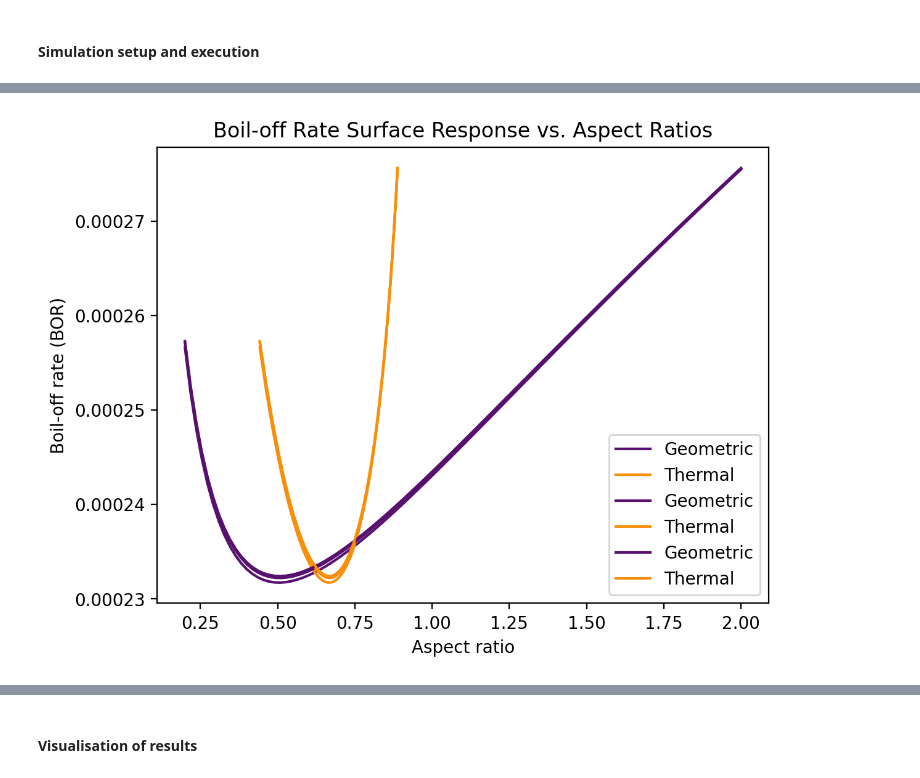
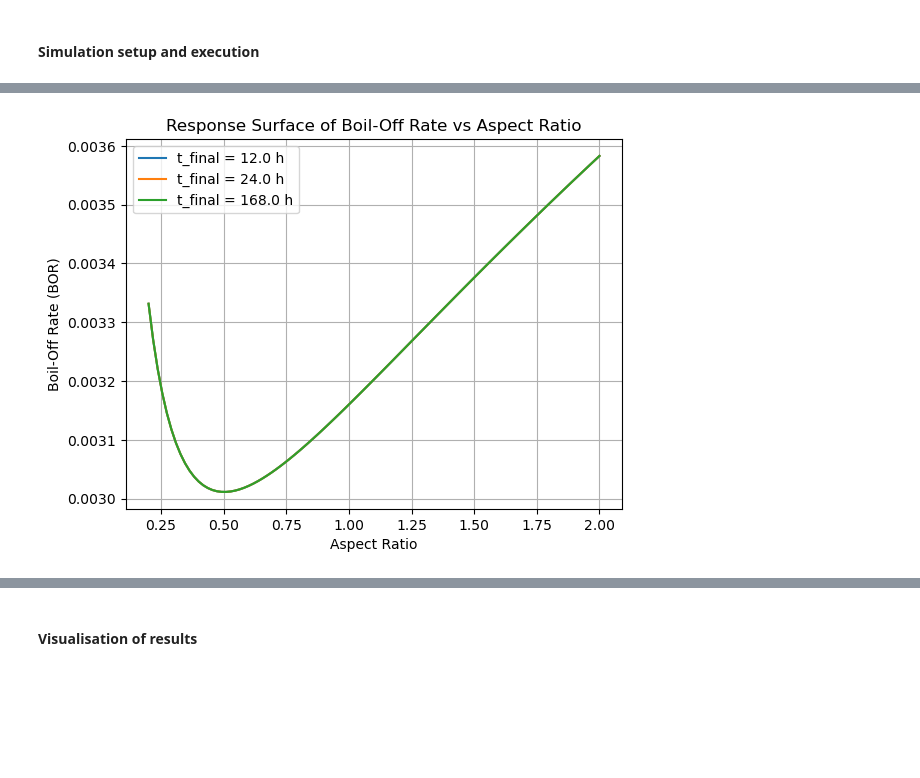
Before and after one commit to felipehuerta17/CryoEvap, a Jupyter notebook: notebooks/LAES_opti.ipynb, the cells around one changed output, grey strips where cells are left out. Saved outputs shown, nothing was run; the diff lists cells and outputs as text; code cells hidden in the pictures; blank space fills up the shorter version.

```diff
--- a/notebooks/LAES_opti.ipynb
+++ b/notebooks/LAES_opti.ipynb
@@ -41,7 +39,7 @@ T_air = 18.08 + 273.15  # Temperature of the environment K
 
 V_tank = 4831 # Tank volume / m^3
 
-a   = 1
+a   = 0.5
 d_i = ((4 * V_tank)/(np.pi * a))**(1/3) # internal diameter / m
 # Thickness of the in % of the internal diameter
 ST = 1.02
@@ -119,12 +117,12 @@ large_tank.z_grid = np.linspace(0, 1, n_z)
 # Insulated roof
 large_tank.U_roof = 0
 
-# Define evaporation time as 720 hours
-evap_time = 3600 * 720
+# Define evaporation time as 12 hours
+evap_time = 3600 * 12
 
 # Time step to record data, relevant for plotting integrated quantities
 # such as the vapour to liquid heat transfer rate, Q_VL
-large_tank.time_interval = 3600
+large_tank.time_interval = 1200
 
 # Time step to plot each vapour temperature profile
 large_tank.plot_interval = evap_time/6
@@ -140,8 +152,6 @@ a_array, thermal_a_array, BOR_values = opti.plot_thermal_aspect_ratio_surface_re
 # %%
-plt.figure(dpi = 200)
-opti.plot_thermal_aspect_ratio_surface_response(jnp.linspace(0.2, 2, 100), 2*3600)
-opti.plot_thermal_aspect_ratio_surface_response(jnp.linspace(0.2, 2, 100), 48*3600)
-opti.plot_thermal_aspect_ratio_surface_response(jnp.linspace(0.2, 2, 100), 720*3600)
-plt.show()
+opti.plot_surface_response(jnp.linspace(0.2, 2, 100), 12*3600)
+opti.plot_surface_response(jnp.linspace(0.2, 2, 100), 24*3600)
+opti.plot_surface_response(jnp.linspace(0.2, 2, 100), 168*3600)
 # %% [output]
-[figure, old version]
+[figure, new version]
```
Also changed, not shown: parts of 21 cells of this notebook.
